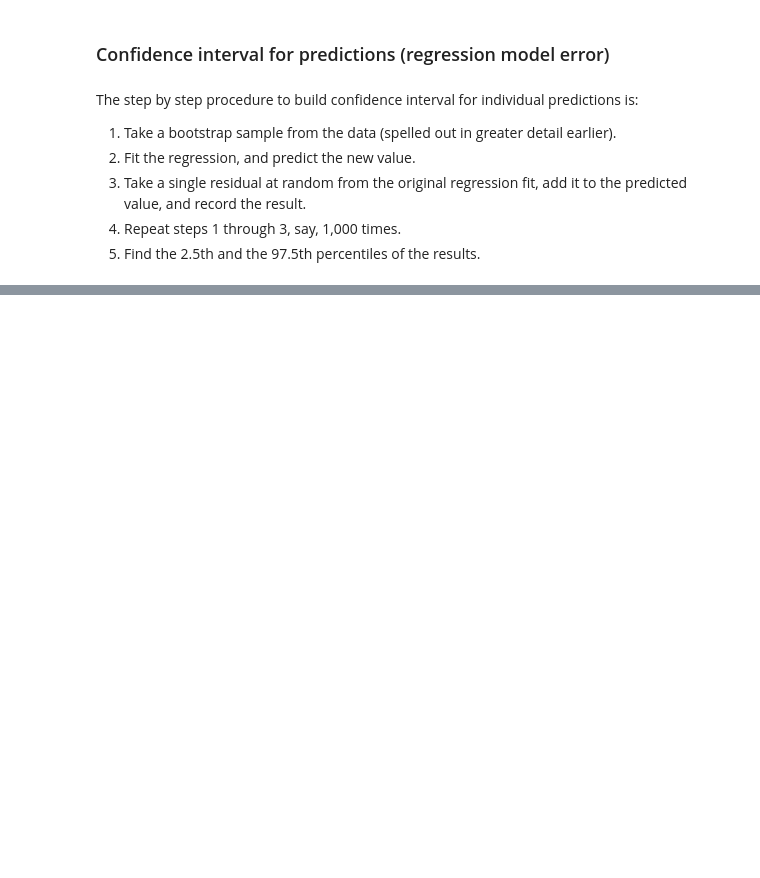
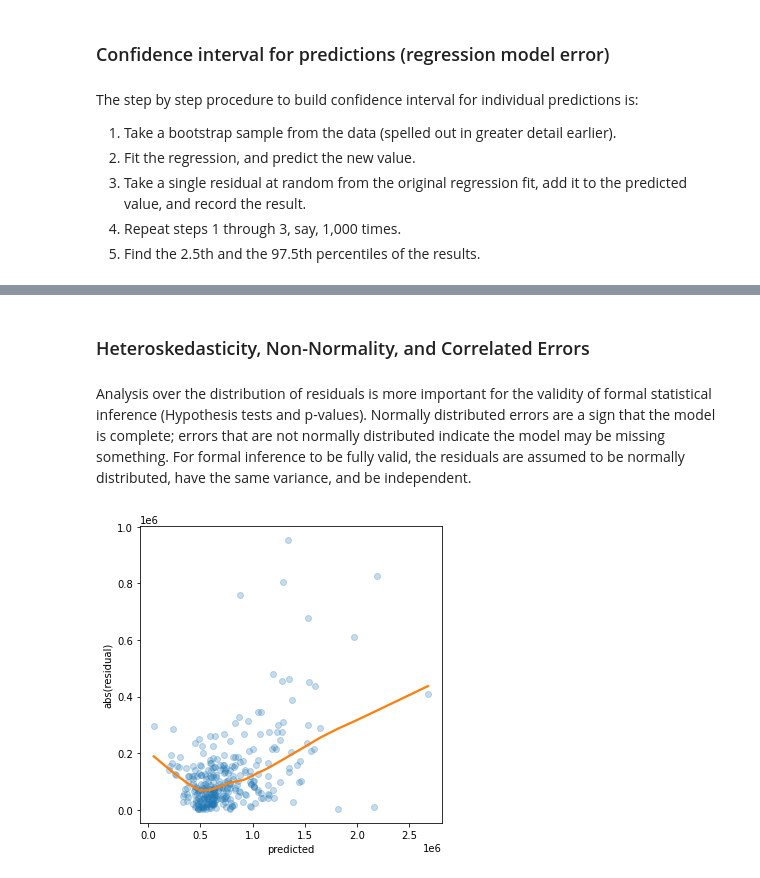
Before and after one commit to alexandrehsd/practical-statistics-notes, a Jupyter notebook: python/ch04_regression_and_prediction.ipynb, the cells around one changed output, grey strips where cells are left out. Cells and saved outputs as stored; diff of their text form; code cells hidden in the pictures; blank space fills up the shorter version.

```diff
--- a/python/ch04_regression_and_prediction.ipynb
+++ b/python/ch04_regression_and_prediction.ipynb
@@ -259,0 +355,19 @@ The step by step procedure to build confidence interval for individual predictio
+# %% [markdown]
+### Heteroskedasticity, Non-Normality, and Correlated Errors
+# %% [markdown]
+Analysis over the distribution of residuals is more important for the validity of formal statistical inference (Hypothesis tests and p-values). Normally distributed errors are a sign that the model is complete; errors that are not normally distributed indicate the model may be missing something. For formal inference to be fully valid, the residuals are assumed to be normally distributed, have the same variance, and be independent.
+# %%
+import seaborn as sns
+fig, ax = plt.subplots(figsize=(5, 5))
+
+sns.regplot(result_98105.fittedvalues, np.abs(result_98105.resid),
+            scatter_kws={'alpha': 0.25}, line_kws={'color': 'C1'},
+            lowess=True, ax=ax)
+
+ax.set_xlabel('predicted')
+ax.set_ylabel('abs(residual)')
+
+plt.tight_layout()
+plt.show()
+# %% [output]
+[figure, added]
```
Also changed, not shown: parts of 21 cells of this notebook.
